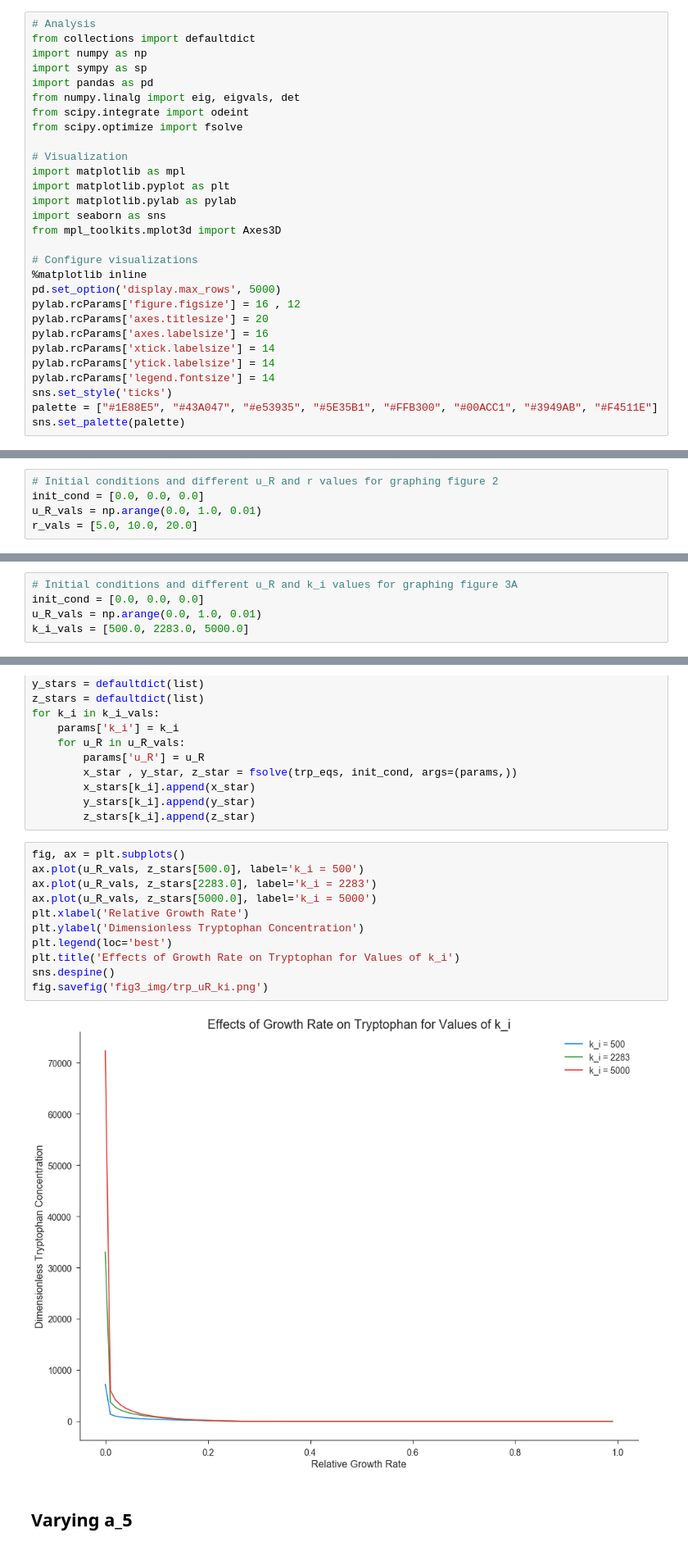
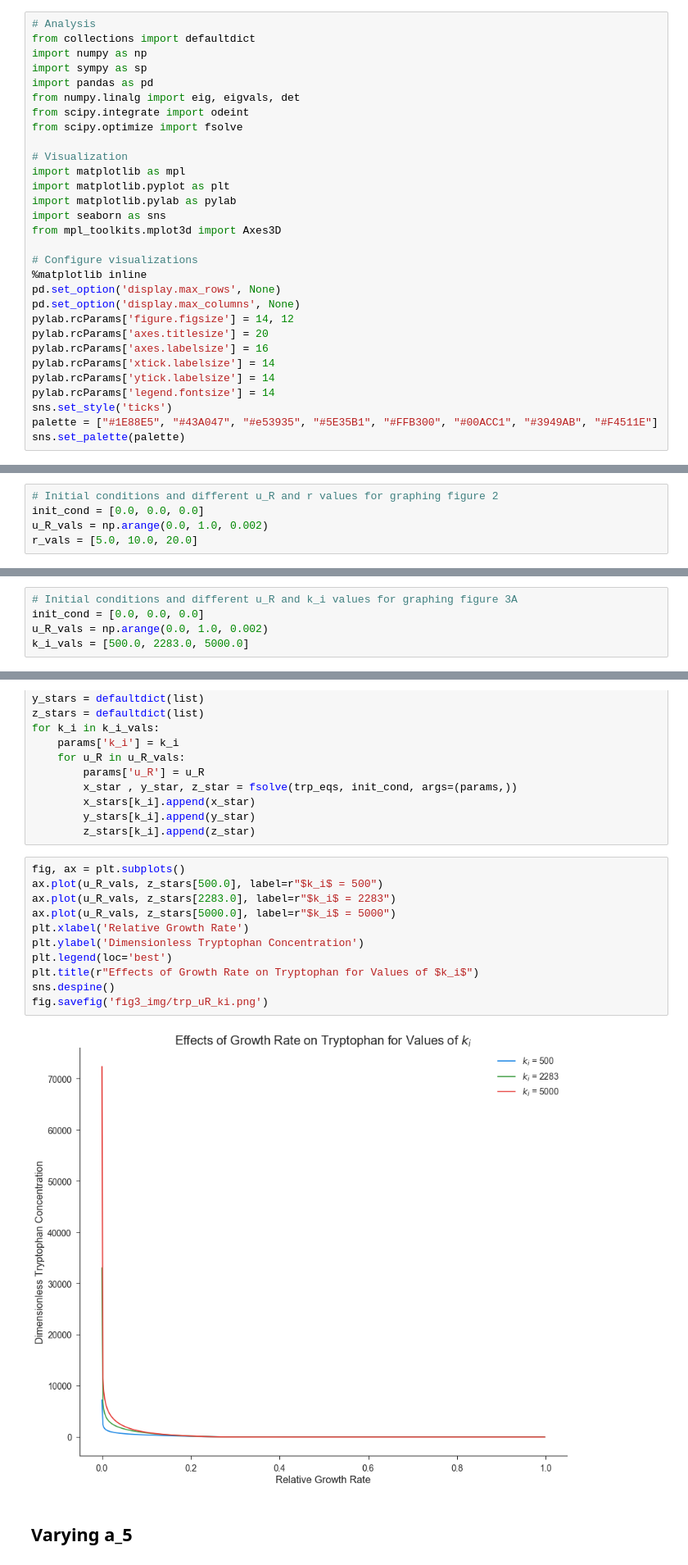
Before and after one commit to phuongho43/beng125-trpOperon, a Jupyter notebook: trpOperon.ipynb, the cells around one changed output, grey strips where cells are left out. Shown at 82% size. Cells and saved outputs as stored; diff of their text form.

```diff
--- a/trpOperon.ipynb
+++ b/trpOperon.ipynb
@@ -19,8 +19,9 @@ from mpl_toolkits.mplot3d import Axes3D
 
 # Configure visualizations
 %matplotlib inline
-pd.set_option('display.max_rows', 5000)
-pylab.rcParams['figure.figsize'] = 16 , 12
+pd.set_option('display.max_rows', None)
+pd.set_option('display.max_columns', None)
+pylab.rcParams['figure.figsize'] = 14, 12
 pylab.rcParams['axes.titlesize'] = 20
 pylab.rcParams['axes.labelsize'] = 16
 pylab.rcParams['xtick.labelsize'] = 14
@@ -310,7 +313,7 @@ fig.savefig('dynamics_img/dynamics_uR_high.png')
 # %%
 # Initial conditions and different u_R and r values for graphing figure 2
 init_cond = [0.0, 0.0, 0.0]
-u_R_vals = np.arange(0.0, 1.0, 0.01)
+u_R_vals = np.arange(0.0, 1.0, 0.002)
 r_vals = [5.0, 10.0, 20.0]
 # %%
 # Solve for steady state solutions of mRNA, enzyme, and trp for each r and u_R combination
@@ -370,7 +373,7 @@ fig.savefig('fig2_img/trp_uR_r.png')
 # %%
 # Initial conditions and different u_R and k_i values for graphing figure 3A
 init_cond = [0.0, 0.0, 0.0]
-u_R_vals = np.arange(0.0, 1.0, 0.01)
+u_R_vals = np.arange(0.0, 1.0, 0.002)
 k_i_vals = [500.0, 2283.0, 5000.0]
 # %%
 # Solve for steady state solutions of mRNA, enzyme, and trp for each k_i and u_R combination
@@ -388,17 +391,17 @@ for k_i in k_i_vals:
         z_stars[k_i].append(z_star)
 # %%
 fig, ax = plt.subplots()
-ax.plot(u_R_vals, z_stars[500.0], label='k_i = 500')
-ax.plot(u_R_vals, z_stars[2283.0], label='k_i = 2283')
-ax.plot(u_R_vals, z_stars[5000.0], label='k_i = 5000')
+ax.plot(u_R_vals, z_stars[500.0], label=r"$k_i$ = 500")
+ax.plot(u_R_vals, z_stars[2283.0], label=r"$k_i$ = 2283")
+ax.plot(u_R_vals, z_stars[5000.0], label=r"$k_i$ = 5000")
 plt.xlabel('Relative Growth Rate')
 plt.ylabel('Dimensionless Tryptophan Concentration')
 plt.legend(loc='best')
-plt.title('Effects of Growth Rate on Tryptophan for Values of k_i')
+plt.title(r"Effects of Growth Rate on Tryptophan for Values of $k_i$")
 sns.despine()
 fig.savefig('fig3_img/trp_uR_ki.png')
 # %% [output]
-[figure, old version]
+[figure, new version]
 # %% [markdown]
 ## Varying a_5
 # %%
```
Also changed, not shown: parts of 14 cells of this notebook, 15 other files.
